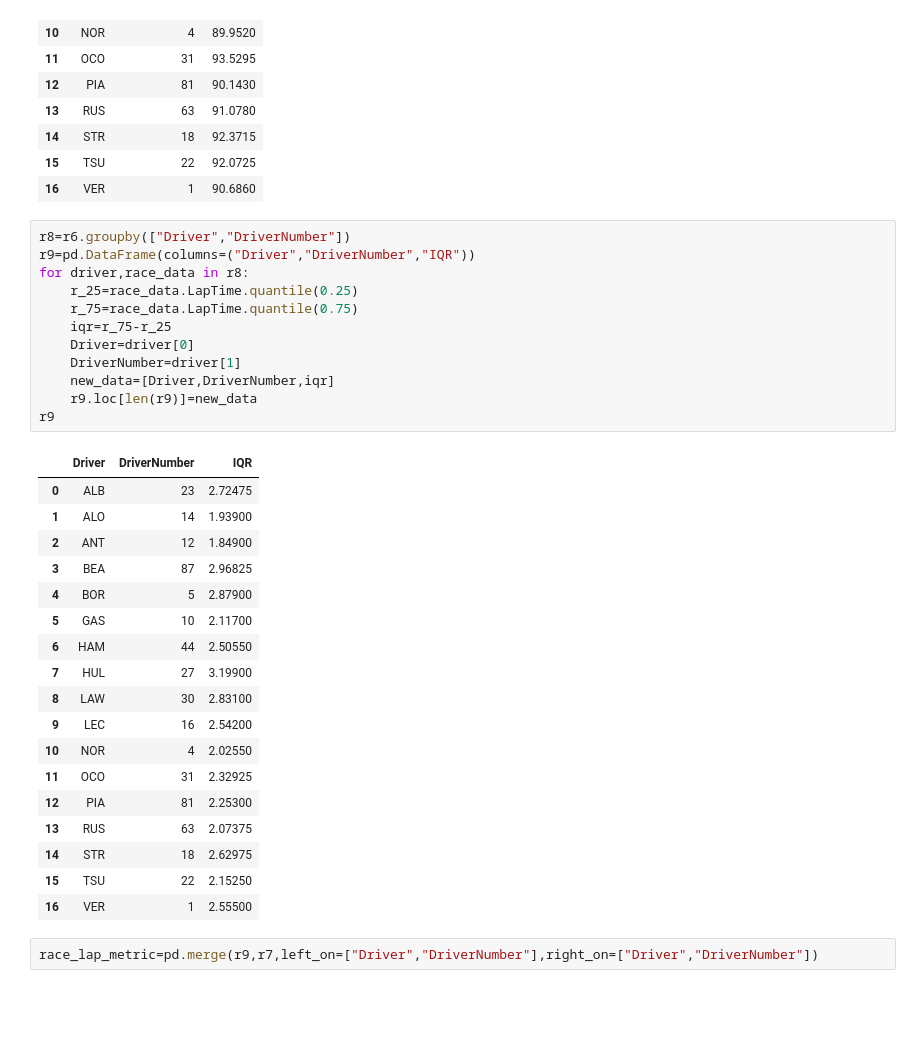
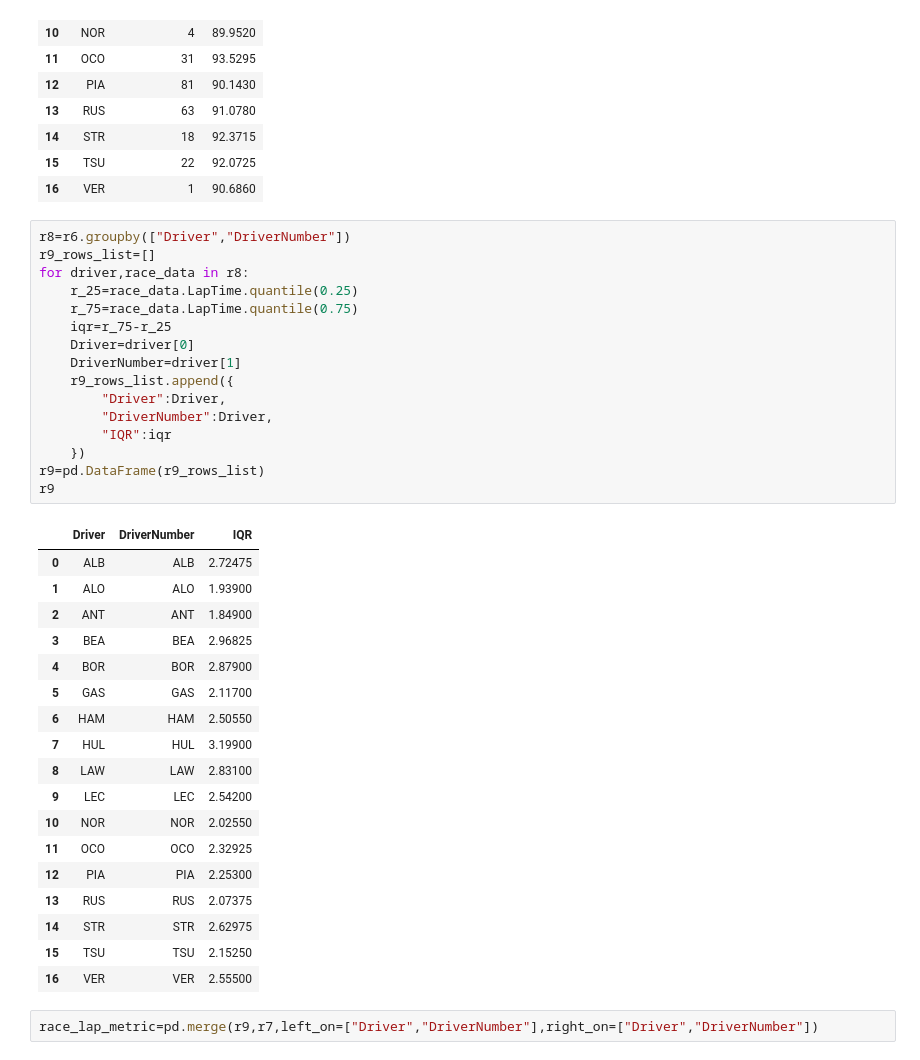
Before and after one commit to TANMAY-0306/f1_analysis_project, a Jupyter notebook: F1_project.ipynb, the cells around one changed output. Cells and saved outputs as stored; diff of their text form; blank space fills up the shorter version.

```diff
--- a/F1_project.ipynb
+++ b/F1_project.ipynb
@@ -866,35 +873,39 @@ r7 #median_time
 | 16 | VER | 1 | 90.6860 |
 # %%
 r8=r6.groupby(["Driver","DriverNumber"])
-r9=pd.DataFrame(columns=("Driver","DriverNumber","IQR"))
+r9_rows_list=[]
 for driver,race_data in r8:
     r_25=race_data.LapTime.quantile(0.25)
     r_75=race_data.LapTime.quantile(0.75)
     iqr=r_75-r_25
     Driver=driver[0]
     DriverNumber=driver[1]
-    new_data=[Driver,DriverNumber,iqr]
-    r9.loc[len(r9)]=new_data
+    r9_rows_list.append({
+        "Driver":Driver,
+        "DriverNumber":Driver,
+        "IQR":iqr
+    })
+r9=pd.DataFrame(r9_rows_list)
 r9
 # %% [output]
 |  | Driver | DriverNumber | IQR |
-| 0 | ALB | 23 | 2.72475 |
-| 1 | ALO | 14 | 1.93900 |
-| 2 | ANT | 12 | 1.84900 |
-| 3 | BEA | 87 | 2.96825 |
-| 4 | BOR | 5 | 2.87900 |
-| 5 | GAS | 10 | 2.11700 |
-| 6 | HAM | 44 | 2.50550 |
-| 7 | HUL | 27 | 3.19900 |
-| 8 | LAW | 30 | 2.83100 |
-| 9 | LEC | 16 | 2.54200 |
-| 10 | NOR | 4 | 2.02550 |
-| 11 | OCO | 31 | 2.32925 |
-| 12 | PIA | 81 | 2.25300 |
-| 13 | RUS | 63 | 2.07375 |
-| 14 | STR | 18 | 2.62975 |
-| 15 | TSU | 22 | 2.15250 |
-| 16 | VER | 1 | 2.55500 |
+| 0 | ALB | ALB | 2.72475 |
+| 1 | ALO | ALO | 1.93900 |
+| 2 | ANT | ANT | 1.84900 |
+| 3 | BEA | BEA | 2.96825 |
+| 4 | BOR | BOR | 2.87900 |
+| 5 | GAS | GAS | 2.11700 |
+| 6 | HAM | HAM | 2.50550 |
+| 7 | HUL | HUL | 3.19900 |
+| 8 | LAW | LAW | 2.83100 |
+| 9 | LEC | LEC | 2.54200 |
+| 10 | NOR | NOR | 2.02550 |
+| 11 | OCO | OCO | 2.32925 |
+| 12 | PIA | PIA | 2.25300 |
+| 13 | RUS | RUS | 2.07375 |
+| 14 | STR | STR | 2.62975 |
+| 15 | TSU | TSU | 2.15250 |
+| 16 | VER | VER | 2.55500 |
 # %%
 race_lap_metric=pd.merge(r9,r7,left_on=["Driver","DriverNumber"],right_on=["Driver","DriverNumber"])
 # %%
```
Also changed, not shown: parts of 18 cells of this notebook.
